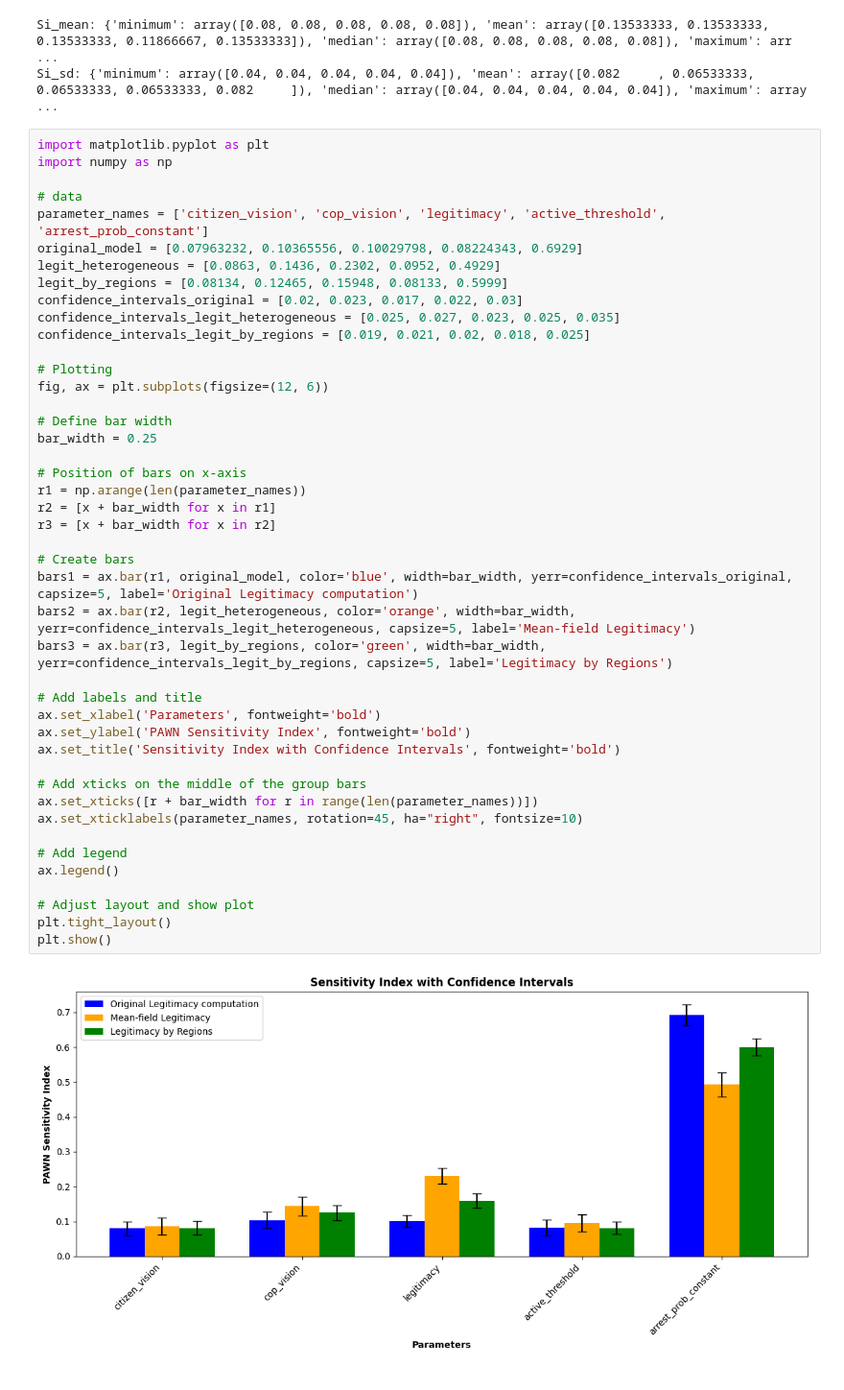
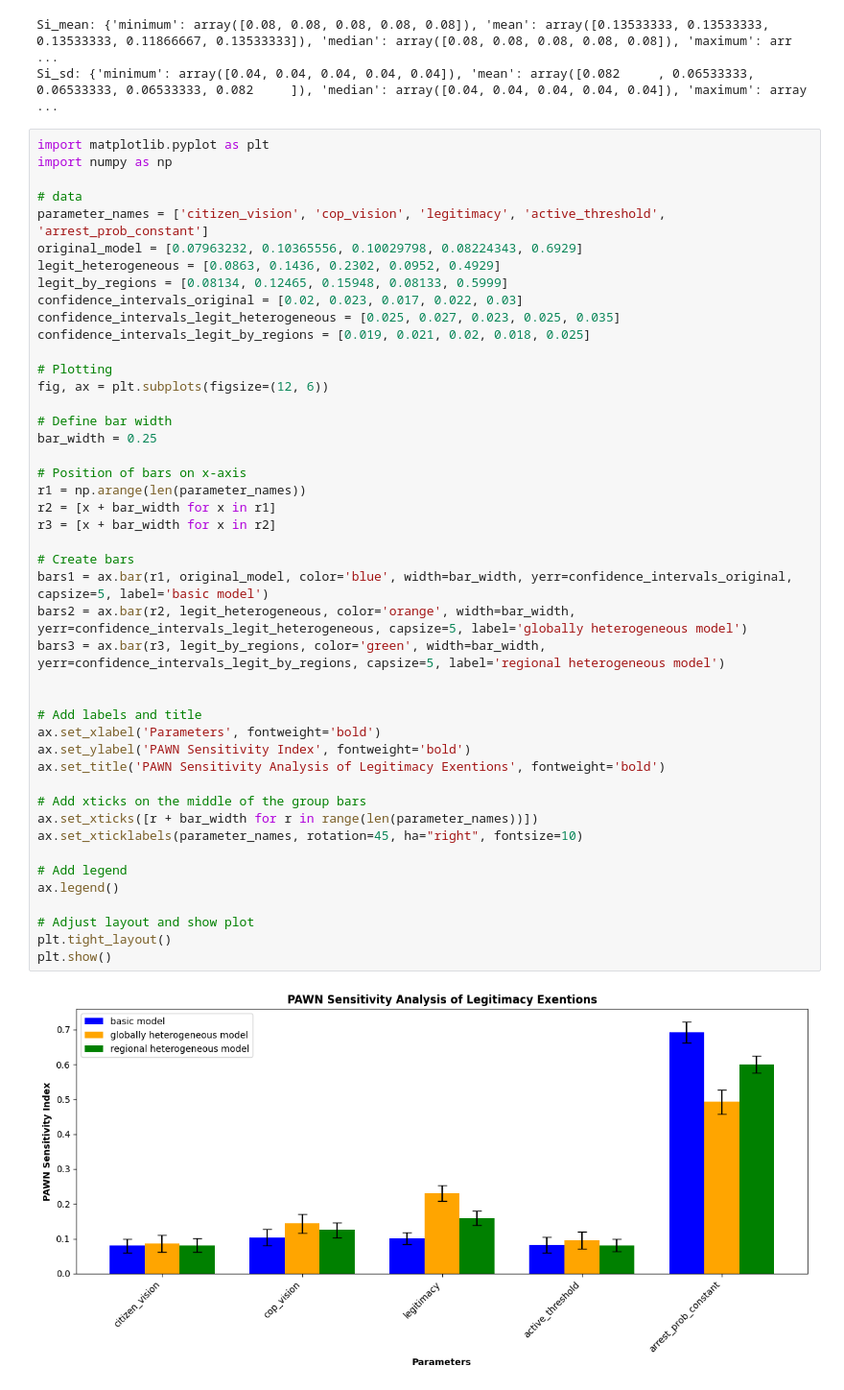
Before and after one commit to yehuihe/epstein_network_civil_violence, a Jupyter notebook: PAWN_analysis.ipynb, the cells around one changed output. Shown at 96% size. Cells and saved outputs as stored; diff of their text form.

Commit message:
PAWN update

```diff
--- a/PAWN_analysis.ipynb
+++ b/PAWN_analysis.ipynb
@@ -199,35 +199,36 @@ confidence_intervals_legit_heterogeneous = [0.025, 0.027, 0.023, 0.025, 0.035]
 confidence_intervals_legit_by_regions = [0.019, 0.021, 0.02, 0.018, 0.025]
 
 # Plotting
 fig, ax = plt.subplots(figsize=(12, 6))
 
 # Define bar width
 bar_width = 0.25
 
 # Position of bars on x-axis
 r1 = np.arange(len(parameter_names))
 r2 = [x + bar_width for x in r1]
 r3 = [x + bar_width for x in r2]
 
 # Create bars
-bars1 = ax.bar(r1, original_model, color='blue', width=bar_width, yerr=confidence_intervals_original, capsize=5, label='Original Legitimacy computation')
-bars2 = ax.bar(r2, legit_heterogeneous, color='orange', width=bar_width, yerr=confidence_intervals_legit_heterogeneous, capsize=5, label='Mean-field Legitimacy')
-bars3 = ax.bar(r3, legit_by_regions, color='green', width=bar_width, yerr=confidence_intervals_legit_by_regions, capsize=5, label='Legitimacy by Regions')
+bars1 = ax.bar(r1, original_model, color='blue', width=bar_width, yerr=confidence_intervals_original, capsize=5, label='basic model')
+bars2 = ax.bar(r2, legit_heterogeneous, color='orange', width=bar_width, yerr=confidence_intervals_legit_heterogeneous, capsize=5, label='globally heterogeneous model')
+bars3 = ax.bar(r3, legit_by_regions, color='green', width=bar_width, yerr=confidence_intervals_legit_by_regions, capsize=5, label='regional heterogeneous model')
+
 
 # Add labels and title
 ax.set_xlabel('Parameters', fontweight='bold')
 ax.set_ylabel('PAWN Sensitivity Index', fontweight='bold')
-ax.set_title('Sensitivity Index with Confidence Intervals', fontweight='bold')
+ax.set_title('PAWN Sensitivity Analysis of Legitimacy Exentions', fontweight='bold')
 
 # Add xticks on the middle of the group bars
 ax.set_xticks([r + bar_width for r in range(len(parameter_names))])
 ax.set_xticklabels(parameter_names, rotation=45, ha="right", fontsize=10)
 
 # Add legend
 ax.legend()
 
 # Adjust layout and show plot
 plt.tight_layout()
 plt.show()
 # %% [output]
-[figure, old version]
+[figure, new version]
```
Also changed, not shown: parts of 3 cells of this notebook.
